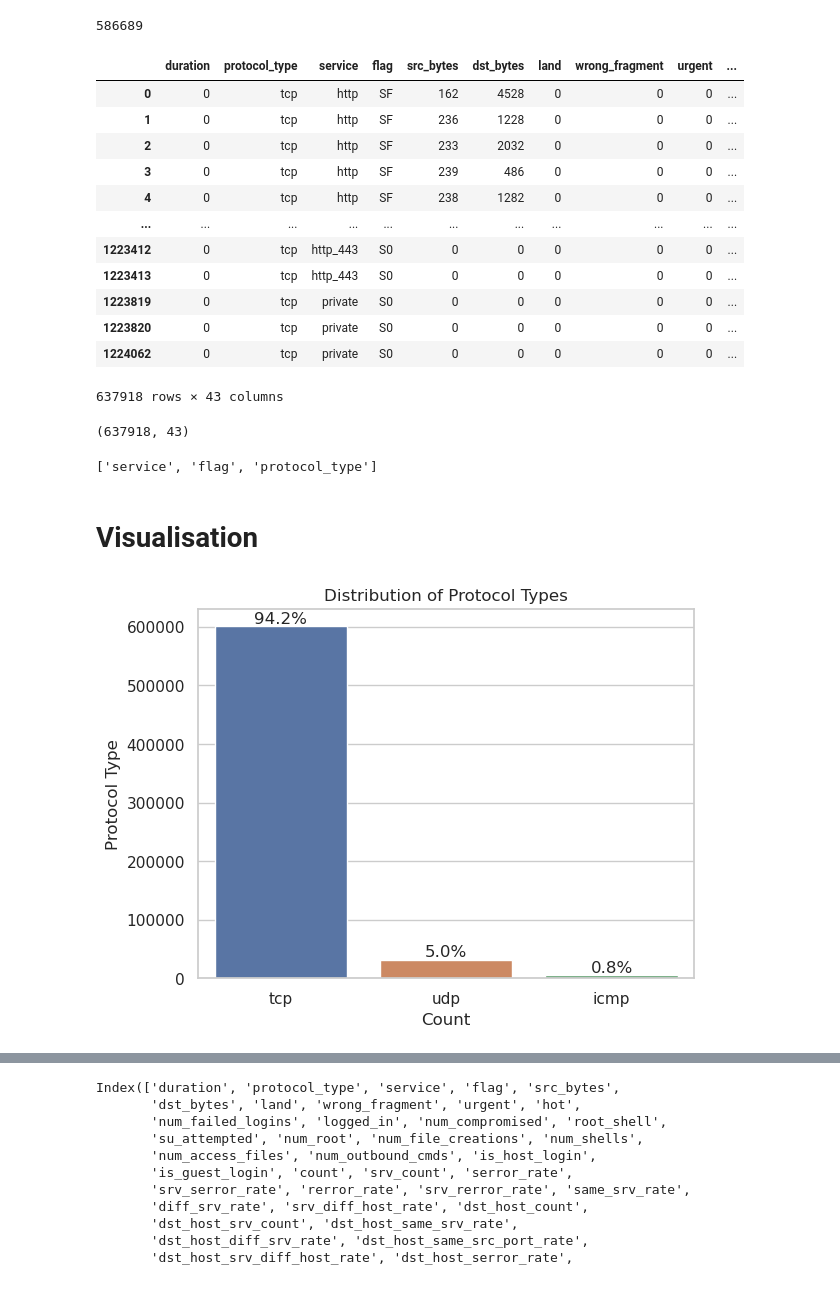
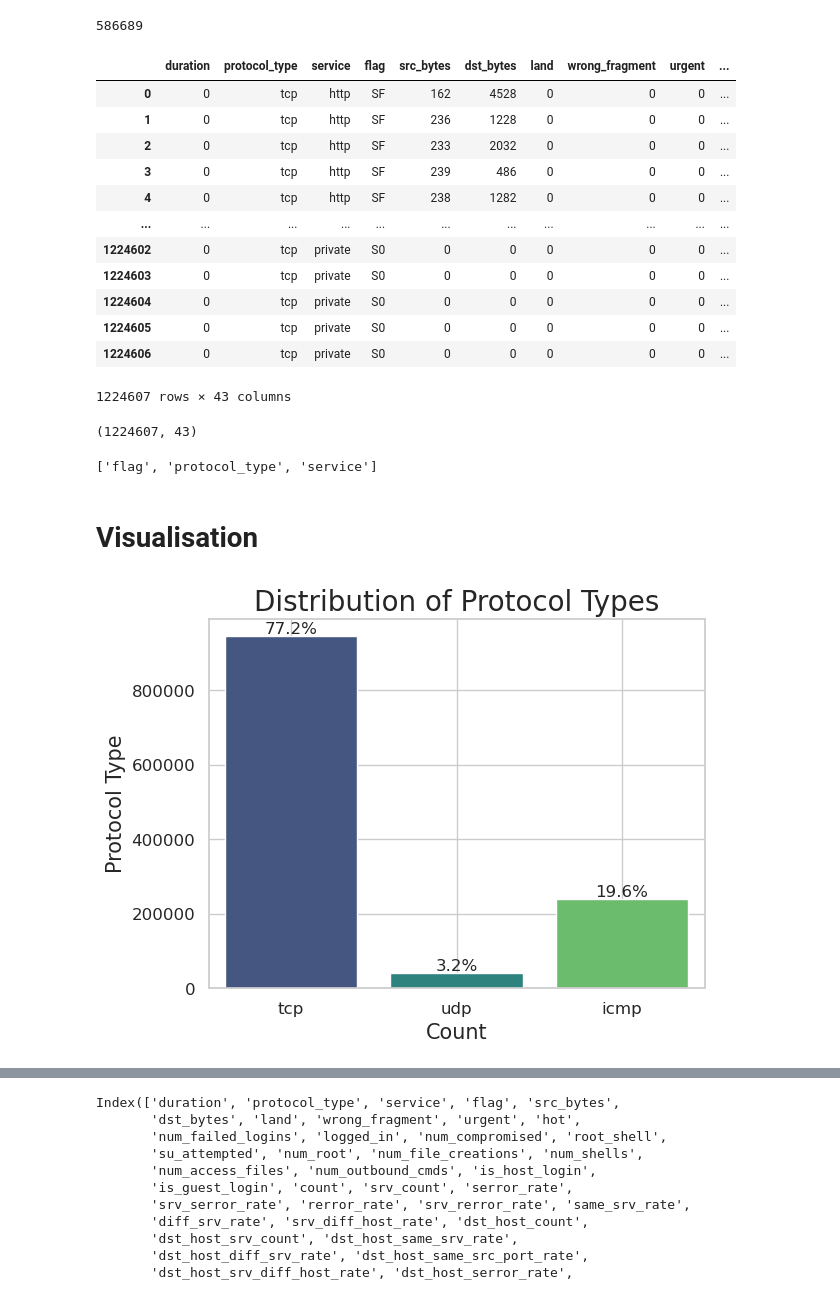
Before and after one commit to Wulfin/ML_projet, a Jupyter notebook: project_25%_dataset.ipynb, the cells around one changed output, grey strips where cells are left out. Saved outputs shown, nothing was run; the diff lists cells and outputs as text; code cells hidden in the pictures.

```diff
--- a/project_25%_dataset.ipynb
+++ b/project_25%_dataset.ipynb
@@ -136,8 +10,8 @@ attacks_types = {
 # %%
-df = pd.read_csv("Data/kddcup.data_25_percent.csv", names=columns)
+df = pd.read_csv("datasets/dataset.csv")
 
 #Adding Attack Type column
-df['Attack Type'] = df.target.apply(lambda r:attacks_types[r[:-1]])
+#df['Attack Type'] = df.target.apply(lambda r:attacks_types[r[:-1]])
 df
 # %% [output]
 |  | duration | protocol_type | service | flag | src_bytes | dst_bytes | land | wrong_fragment | urgent | ... |
@@ -256,7 +130,7 @@ df.duplicated().sum()
 # %% [output]
 586689
 # %%
-df.drop_duplicates(inplace=True)
+#df.drop_duplicates(inplace=True)
 df
 # %% [output]
 |  | duration | protocol_type | service | flag | src_bytes | dst_bytes | land | wrong_fragment | urgent | ... |
@@ -266,16 +140,16 @@ df
 | 3 | 0 | tcp | http | SF | 239 | 486 | 0 | 0 | 0 | ... |
 | 4 | 0 | tcp | http | SF | 238 | 1282 | 0 | 0 | 0 | ... |
 | ... | ... | ... | ... | ... | ... | ... | ... | ... | ... | ... |
-| 1223412 | 0 | tcp | http_443 | S0 | 0 | 0 | 0 | 0 | 0 | ... |
-| 1223413 | 0 | tcp | http_443 | S0 | 0 | 0 | 0 | 0 | 0 | ... |
-| 1223819 | 0 | tcp | private | S0 | 0 | 0 | 0 | 0 | 0 | ... |
-| 1223820 | 0 | tcp | private | S0 | 0 | 0 | 0 | 0 | 0 | ... |
-| 1224062 | 0 | tcp | private | S0 | 0 | 0 | 0 | 0 | 0 | ... |
+| 1224602 | 0 | tcp | private | S0 | 0 | 0 | 0 | 0 | 0 | ... |
+| 1224603 | 0 | tcp | private | S0 | 0 | 0 | 0 | 0 | 0 | ... |
+| 1224604 | 0 | tcp | private | S0 | 0 | 0 | 0 | 0 | 0 | ... |
+| 1224605 | 0 | tcp | private | S0 | 0 | 0 | 0 | 0 | 0 | ... |
+| 1224606 | 0 | tcp | private | S0 | 0 | 0 | 0 | 0 | 0 | ... |
-637918 rows × 43 columns
+1224607 rows × 43 columns
 # %%
 df.shape
 # %% [output]
-(637918, 43)
+(1224607, 43)
 # %%
 #Finding categorical features
 num_cols = df._get_numeric_data().columns
@@ -286,30 +160,37 @@ cate_cols.remove('Attack Type')
 
 cate_cols
 # %% [output]
-['service', 'flag', 'protocol_type']
+['flag', 'protocol_type', 'service']
 # %% [markdown]
 # Visualisation
 # %%
 %matplotlib inline
 sns.set(style="whitegrid")
 
-# Create the countplot
-ax = sns.countplot(data=df, x="protocol_type")
+# Create the countplot with a color palette
+ax = sns.countplot(data=df, x="protocol_type", palette="viridis")
 
-# Set plot labels and title
-plt.xlabel("Count")
-plt.ylabel("Protocol Type")
-plt.title("Distribution of Protocol Types")
+# Set plot labels and title with increased font size
+plt.xlabel("Count", fontsize=15)
+plt.ylabel("Protocol Type", fontsize=15)
+plt.title("Distribution of Protocol Types", fontsize=20)
 
 # Add value counts on top of each bar
 total = len(df["protocol_type"])
 for p in ax.patches:
     percentage = '{:.1f}%'.format(100 * p.get_height() / total)
     x = p.get_x() + p.get_width() / 2
     y = p.get_height()
-    ax.annotate(percentage, (x, y), ha='center', va='bottom')
+    ax.annotate(percentage, (x, y), ha='center', va='bottom', fontsize=12)
+
+# Increase the size of the ticks for better readability
+plt.xticks(fontsize=12)
+plt.yticks(fontsize=12)
+
+# Show grid
+plt.grid(True)
 # %% [output]
-[figure, old version]
+[figure, new version]
 # %%
 plt.figure(figsize=(15, 3))
 sns.set(style="whitegrid")
```
Also changed, not shown: parts of 43 cells of this notebook, 1 other file.
